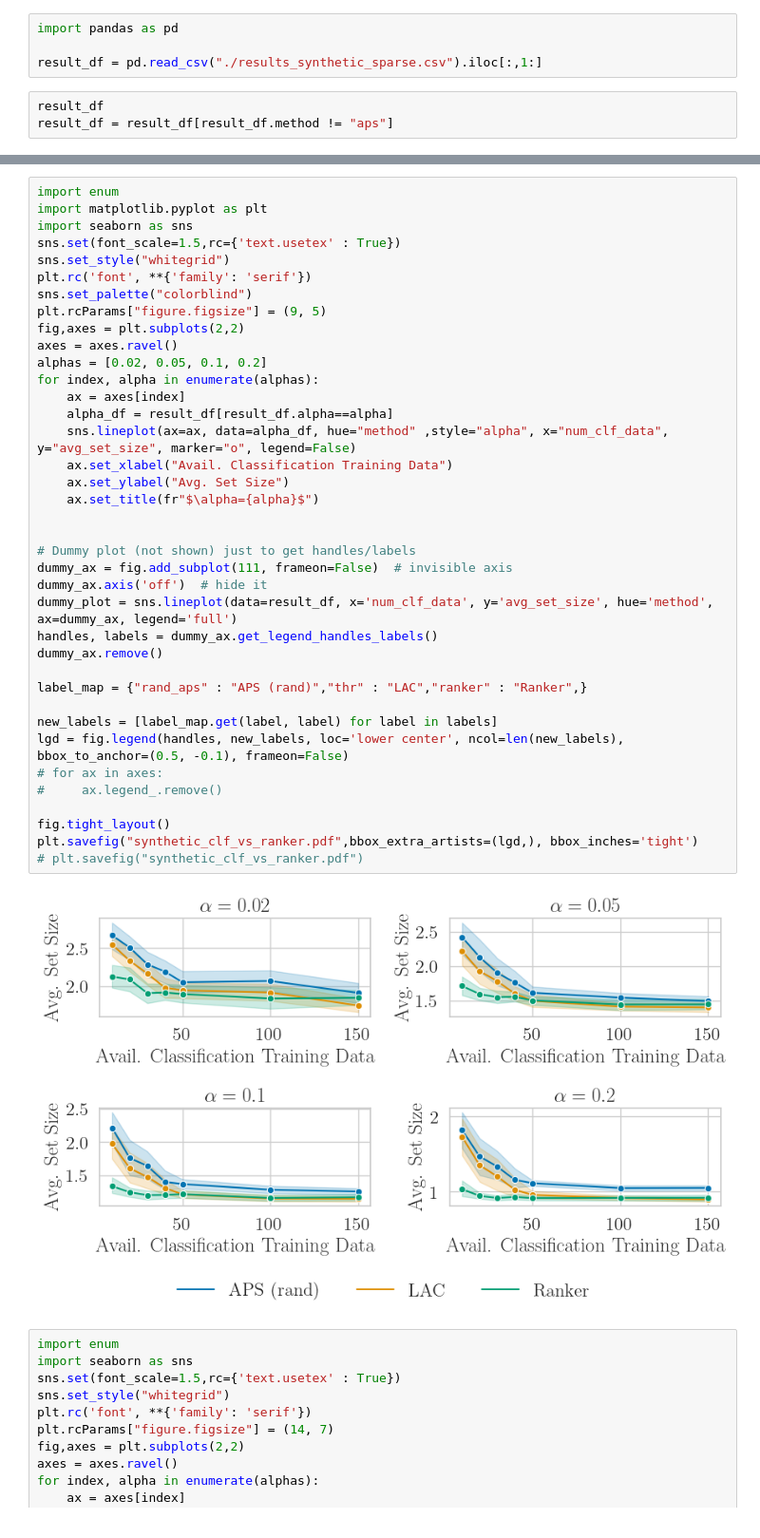
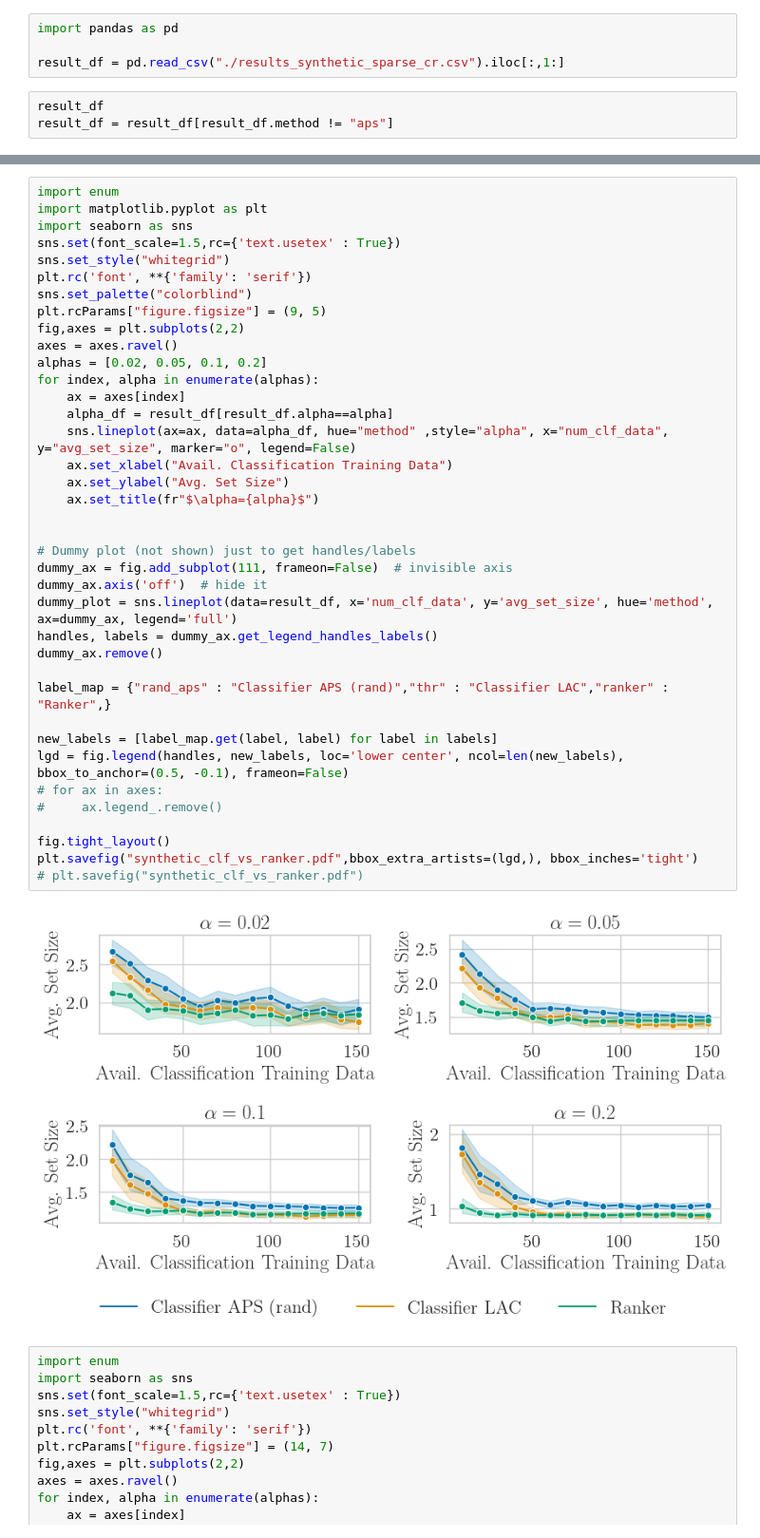
Before and after one commit to yunjinnkim/preference-based-cp, a Jupyter notebook: notebooks/plots_synth.ipynb, the cells around one changed output, grey strips where cells are left out. Shown at 95% size. Saved outputs shown, nothing was run; the diff lists cells and outputs as text.

```diff
--- a/notebooks/plots_synth.ipynb
+++ b/notebooks/plots_synth.ipynb
@@ -1,7 +1,7 @@
 # %%
 import pandas as pd
 
-result_df = pd.read_csv("./results_synthetic_sparse.csv").iloc[:,1:]
+result_df = pd.read_csv("./results_synthetic_sparse_cr.csv").iloc[:,1:]
 # %%
 result_df
 result_df = result_df[result_df.method != "aps"]
@@ -32,35 +32,35 @@ sns.set_palette("colorblind")
 plt.rcParams["figure.figsize"] = (9, 5)
 fig,axes = plt.subplots(2,2)
 axes = axes.ravel()
 alphas = [0.02, 0.05, 0.1, 0.2]
 for index, alpha in enumerate(alphas):
     ax = axes[index]
     alpha_df = result_df[result_df.alpha==alpha]
     sns.lineplot(ax=ax, data=alpha_df, hue="method" ,style="alpha", x="num_clf_data", y="avg_set_size", marker="o", legend=False)
     ax.set_xlabel("Avail. Classification Training Data")
     ax.set_ylabel("Avg. Set Size")
     ax.set_title(fr"$\alpha={alpha}$")
 
 
 # Dummy plot (not shown) just to get handles/labels
 dummy_ax = fig.add_subplot(111, frameon=False)  # invisible axis
 dummy_ax.axis('off')  # hide it
 dummy_plot = sns.lineplot(data=result_df, x='num_clf_data', y='avg_set_size', hue='method', ax=dummy_ax, legend='full')
 handles, labels = dummy_ax.get_legend_handles_labels()
 dummy_ax.remove()
 
-label_map = {"rand_aps" : "APS (rand)","thr" : "LAC","ranker" : "Ranker",}
+label_map = {"rand_aps" : "Classifier APS (rand)","thr" : "Classifier LAC","ranker" : "Ranker",}
 
 new_labels = [label_map.get(label, label) for label in labels]
 lgd = fig.legend(handles, new_labels, loc='lower center', ncol=len(new_labels), bbox_to_anchor=(0.5, -0.1), frameon=False)
 # for ax in axes:
 #     ax.legend_.remove()
 
 fig.tight_layout()
 plt.savefig("synthetic_clf_vs_ranker.pdf",bbox_extra_artists=(lgd,), bbox_inches='tight')
 # plt.savefig("synthetic_clf_vs_ranker.pdf")
 # %% [output]
-[figure, old version]
+[figure, new version]
 # %%
 import enum
 import seaborn as sns
```
Also changed, not shown: parts of 3 cells of this notebook, 3 other files.
